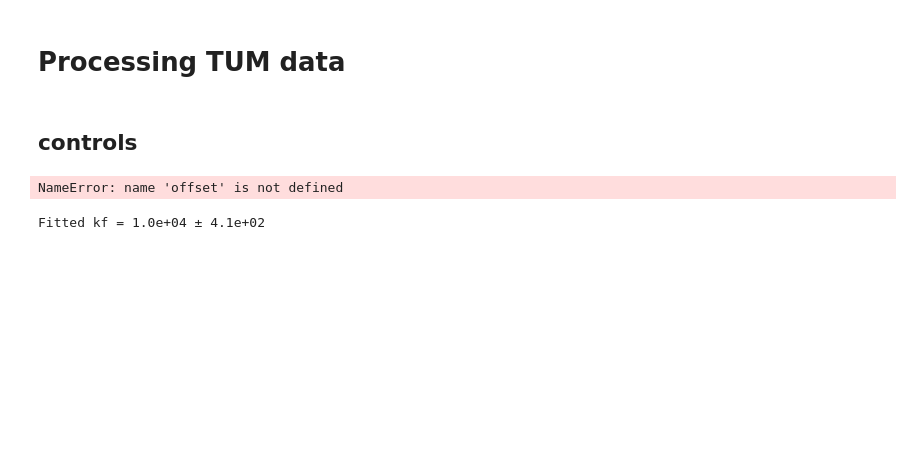
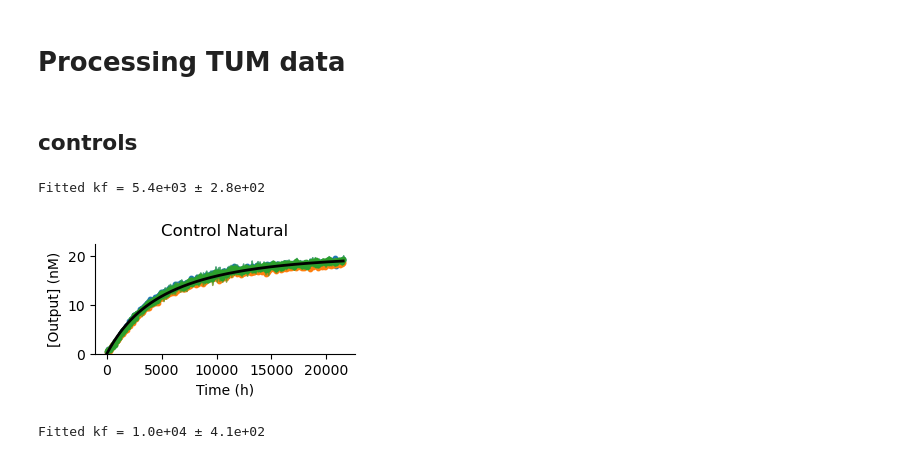
Before and after one commit to thachuk-lab/NN-DSD-Results-Analysis, a Jupyter notebook: CascadeModeling.ipynb, the cells around one changed output. Cells and saved outputs as stored; diff of their text form; code cells hidden in the pictures; blank space fills up the shorter version.

```diff
--- a/CascadeModeling.ipynb
+++ b/CascadeModeling.ipynb
@@ -348,7 +348,7 @@ levels = [list(conditions.keys())[0]]
 fit = fit_nat
 start = timeToSec("0:00:00")
 x = np.array(t_TUM_casc_controls[0:number_of_points])
-
+offset = offset_TUM_casc_controls
 format_dict = {'point_size': 10, 'point_opacity': 1, 'fill_opacity': 0.8}
 
 curves = []
@@ -475,34 +475,35 @@ print(f"Fitted kf = {fitted_kf:.1e} ± {param_sd_kf:.1e}")
 k_control_nat = [[fitted_kf,param_sd_kf]]
 
 fig, ax = plt.subplots(1,1, figsize = (3.25,2))
 fig.subplots_adjust(hspace=0.5)
 plt.subplots_adjust(left=0.1, right=0.9, bottom=0.2, top=0.75)
 
 
 alph = 0.5
 size = 5
 line = 2
 for i,rep in enumerate(to_fit[0]):
   ax.scatter(x_trunc,[1e9*i for i in rep], color=color_scheme[i], s = 10)
   ax.fill_between(x_trunc,(np.array([1e9*i for i in rep])-np.array(stdDev[0][i])),np.array([1e9*i for i in rep]), color=color_scheme[i], alpha= alph)
   ax.fill_between(x_trunc,[1e9*i for i in rep],  (np.array([1e9*i for i in rep])+np.array(stdDev[0][i])), color=color_scheme[i], alpha= alph)
 ax.plot(x,[i*1e9 for i in modelOneStep(fitted_kf, x, fixed_params_list[0])], 'black',linewidth=line)
 
 
 
 
 ax.set_ylim(0,22.5)
 ax.set_xlabel('Time (h)')
 ax.set_title("Control Natural")
 ax.spines['right'].set_visible(False)
 ax.spines['top'].set_visible(False)
 ax.set_ylabel('[Output] (nM)')
 
 
 #plt.savefig('control_nat_k.svg', dpi = 400)
 plt.show()
 # %% [output]
-NameError: name 'offset' is not defined
+Fitted kf = 5.4e+03 ± 2.8e+02
+[figure, added]
 # %%
 t = t_TUM_casc_controls[0:number_of_points]
 data = TUM_casc_controls[0:number_of_points]
```
Also changed, not shown: parts of 24 cells of this notebook, 5 other files.
